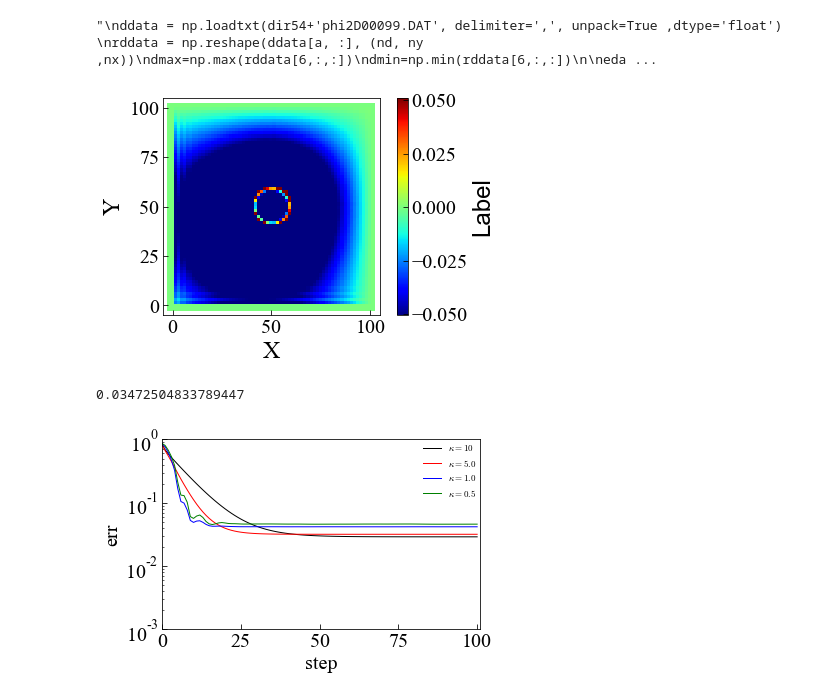
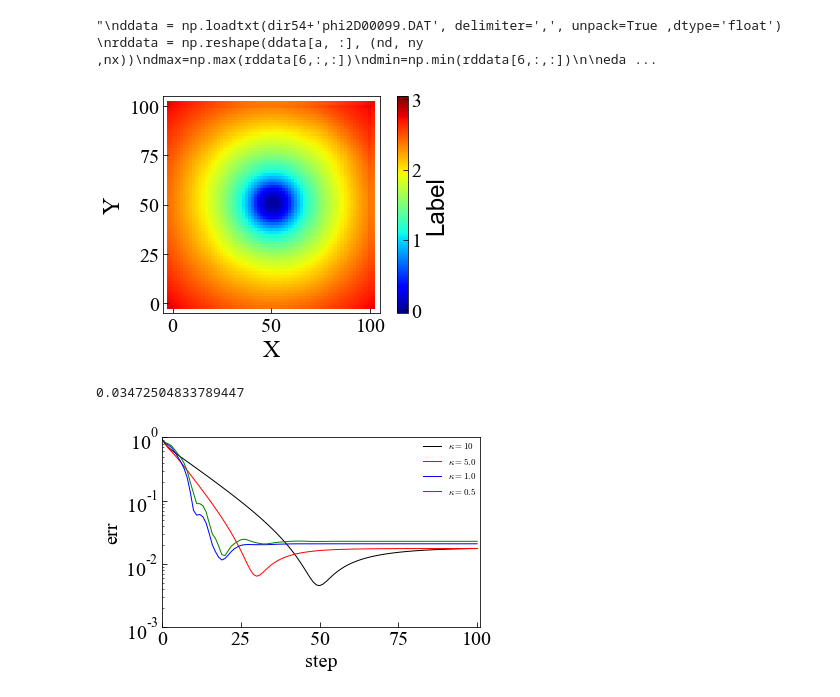
Before and after one commit to maedarn/code_tohoku, a Jupyter notebook: py/plot2D-loop.ipynb, the cells around one changed output. Saved outputs shown, nothing was run; the diff lists cells and outputs as text; code cells hidden in the pictures.

```diff
--- a/py/plot2D-loop.ipynb
+++ b/py/plot2D-loop.ipynb
@@ -18,7 +18,7 @@ nloop=100+1
 step=1
 # %%
 #dir53 = '/Users/maeda/Desktop/Dropbox/analysis/telegraph-test-2D-1/cg1-T10-rho1-cen-128-1000st/'
-dir53 = '/Users/maeda/Desktop/Dropbox/analysis/telegraph-test-2D-1/cg1-T10-rho1-cen-64-1000st-pwe-4th/'
+dir53 = '/Users/maeda/Desktop/Dropbox/analysis/telegraph-test-2D-1/cg1-T100-rho1-cen-64-1000st-pwe-4th/'
 #dir54 = '/Users/maeda/Desktop/Dropbox/analysis/telegraph-test-2D-1/cg1-T20-rho1-cen-128-1000st/'
 #dir55 = '/Users/maeda/Desktop/Dropbox/analysis/telegraph-test-2D-1/cg1-T40-rho1-cen-128-1000st/'
 
@@ -67,29 +67,29 @@ emin=np.min(redata[6,:,:])
 (19, 4624)
 "\nddata = np.loadtxt(dir54+'phi2D00099.DAT', delimiter=',', unpack=True ,dtype='float') \nrddata = np.reshape(ddata[a, :], (nd, ny ,nx))\ndmax=np.max(rddata[6,:,:])\ndmin=np.min(rddata[6,:,:])\n\neda ...
 # %%
-plt.pcolormesh(rdata[0,:,:], rdata[1,:,:], rdata[7,:,:]-rdata[12,:,:], cmap='jet') # 等高線図の生成。cmapで色付けの規則を指定する。
+plt.pcolormesh(rdata[0,:,:], rdata[1,:,:], rdata[6,:,:], cmap='jet') # 等高線図の生成。cmapで色付けの規則を指定する。
 #plt.pcolormesh(rddata[0,:,:], rddata[1,:,:], rddata[6,:,:], cmap='jet') # 等高線図の生成。cmapで色付けの規則を指定する。
 #plt.pcolormesh(redata[0,:,:], redata[1,:,:], redata[6,:,:], cmap='jet') # 等高線図の生成。cmapで色付けの規則を指定する。
 #plt.pcolor(X, Y, Z, cmap='hsv') # 等高線図の生成。cmapで色付けの規則を指定する。
 
-plt.clim(-0.0505, 0.0510)
+plt.clim(-0.0505, 3.0510)
 pp=plt.colorbar (orientation="vertical") # カラーバーの表示 "vertical"
 pp.set_label("Label", fontname="Arial", fontsize=24) #カラーバーのラベル
 ,
 plt.xlim([-5.0, 105.0]) # x方向の描画範囲を指定
 plt.ylim([-5.0, 105.0]) # y方向の描画範囲を指定
 plt.xlabel('X', fontsize=24)
 plt.ylabel('Y', fontsize=24)
 #fig = plt.figure(figsize=(5, 5))
 #ax.set_aspect('equal', adjustable='box')
 #quadmesh.set_clim(vmin=0, vmax=15)
 #plt.axes().set_aspect('equal', 'datalim')
 plt.gca().set_aspect('equal')
 
 
 plt.show()
 # %% [output]
-[figure, old version]
+[figure, new version]
 # %%
 a = np.arange(nd)
 dmy = [0]*nx*ny
@@ -269,4 +269,4 @@ pp.close()
 #plt.savefig("R-Vesc.png")
 # %% [output]
 0.03472504833789447
-[figure, old version]
+[figure, new version]
```
Also changed, not shown: 7 other files.
